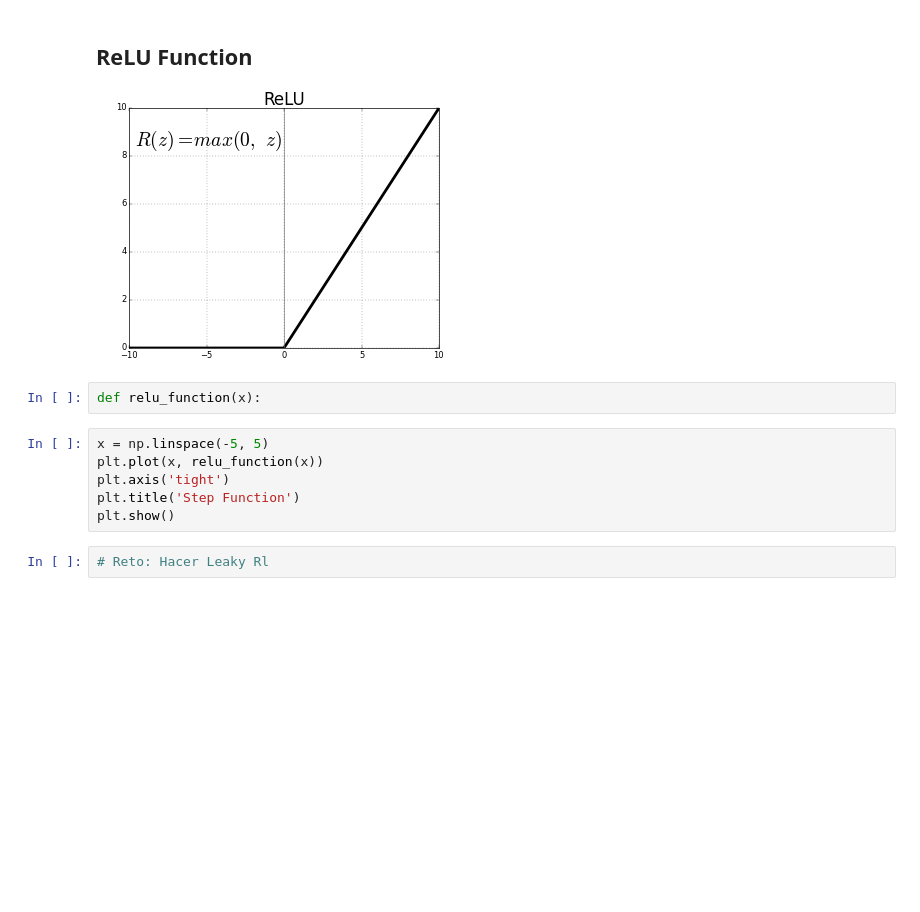
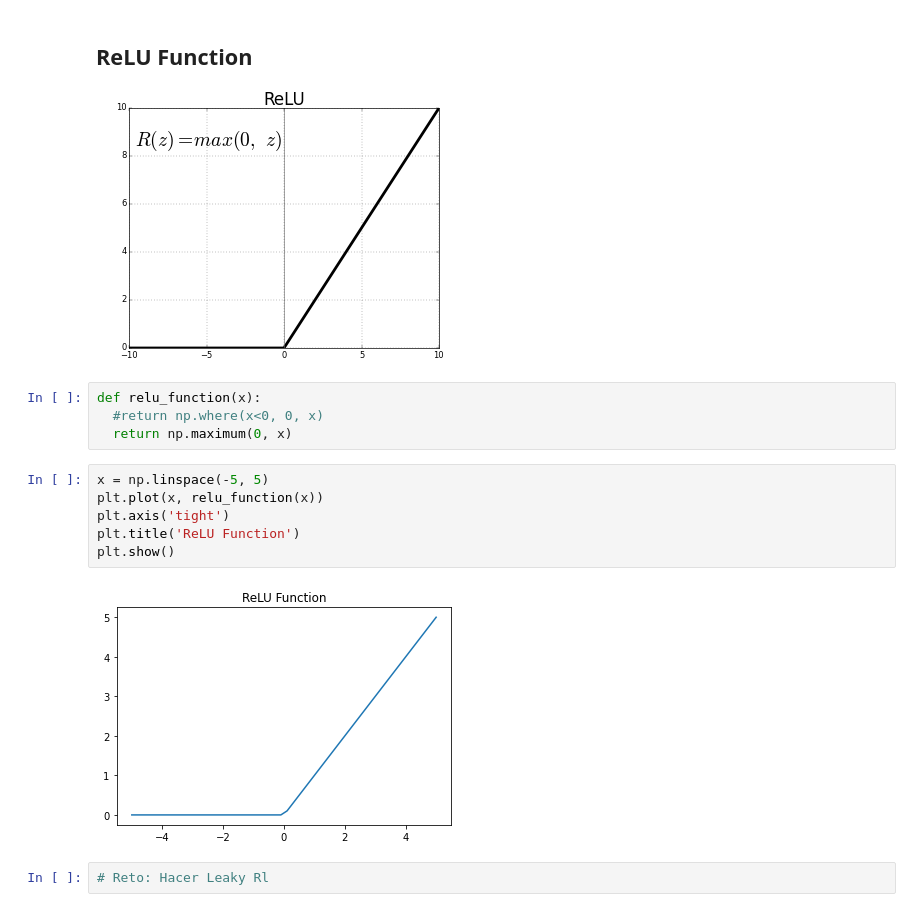
Before and after one commit to edcalderin/Algebra_lineal-para-ML, a Jupyter notebook: 1_DeepLearning_Fundaments/clase_1_DL.ipynb, the cells around one changed output. Cells and saved outputs as stored; diff of their text form; blank space fills up the shorter version.

```diff
--- a/1_DeepLearning_Fundaments/clase_1_DL.ipynb
+++ b/1_DeepLearning_Fundaments/clase_1_DL.ipynb
@@ -35,14 +39,18 @@ plt.show()
 # %% [markdown]
 ## ReLU Function
 ![image.png](embedded-picture-1)
-# %%
-def relu_function(x):
+# %%
+def relu_function(x):
+  #return np.where(x<0, 0, x)
+  return np.maximum(0, x)
 # %%
 x = np.linspace(-5, 5)
 plt.plot(x, relu_function(x))
 plt.axis('tight')
-plt.title('Step Function')
+plt.title('ReLU Function')
 plt.show()
+# %% [output]
+[figure, added]
 # %%
 # Reto: Hacer Leaky Rl
 # %% [markdown]
```
Also changed, not shown: parts of 4 cells of this notebook.
